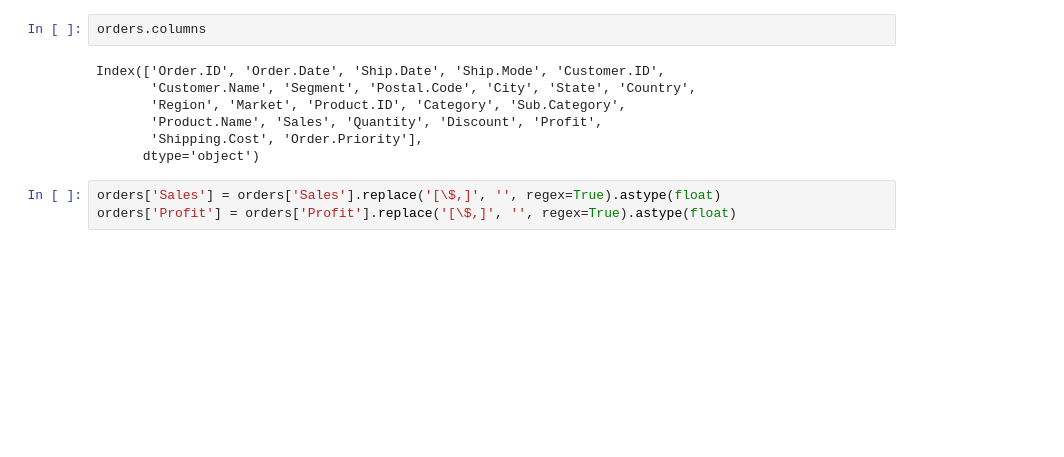
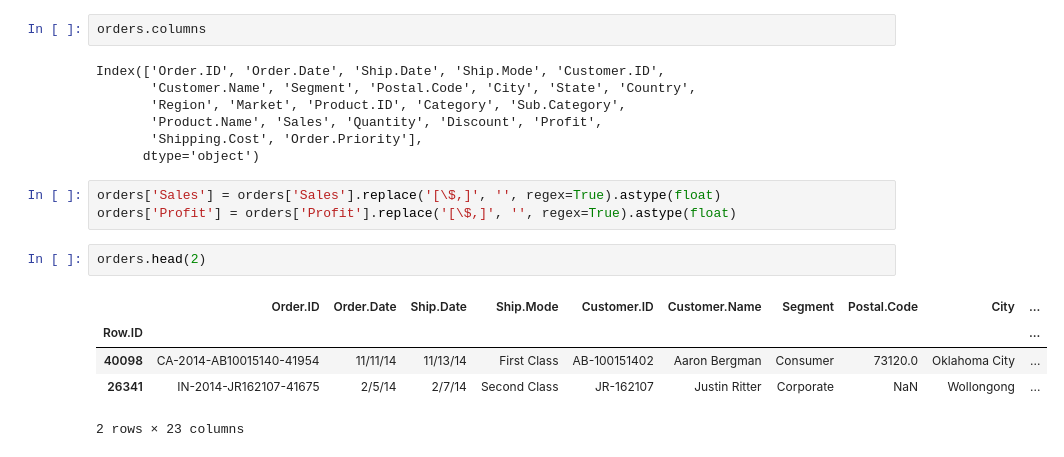
Before and after one commit to rvallejov/ML_Lab, a Jupyter notebook: first_script.ipynb, the cells around one changed output. Saved outputs shown, nothing was run; the diff lists cells and outputs as text; blank space fills up the shorter version.

```diff
--- a/first_script.ipynb
+++ b/first_script.ipynb
@@ -34,3 +34,11 @@ Index(['Order.ID', 'Order.Date', 'Ship.Date', 'Ship.Mode', 'Customer.ID',
 # %%
 orders['Sales'] = orders['Sales'].replace('[\$,]', '', regex=True).astype(float)
 orders['Profit'] = orders['Profit'].replace('[\$,]', '', regex=True).astype(float)
+# %%
+orders.head(2)
+# %% [output]
+|  | Order.ID | Order.Date | Ship.Date | Ship.Mode | Customer.ID | Customer.Name | Segment | Postal.Code | City | ... |
+| Row.ID |  |  |  |  |  |  |  |  |  | ... |
+| 40098 | CA-2014-AB10015140-41954 | 11/11/14 | 11/13/14 | First Class | AB-100151402 | Aaron Bergman | Consumer | 73120.0 | Oklahoma City | ... |
+| 26341 | IN-2014-JR162107-41675 | 2/5/14 | 2/7/14 | Second Class | JR-162107 | Justin Ritter | Corporate | NaN | Wollongong | ... |
+2 rows × 23 columns
```
Also changed, not shown: parts of 7 cells of this notebook.
